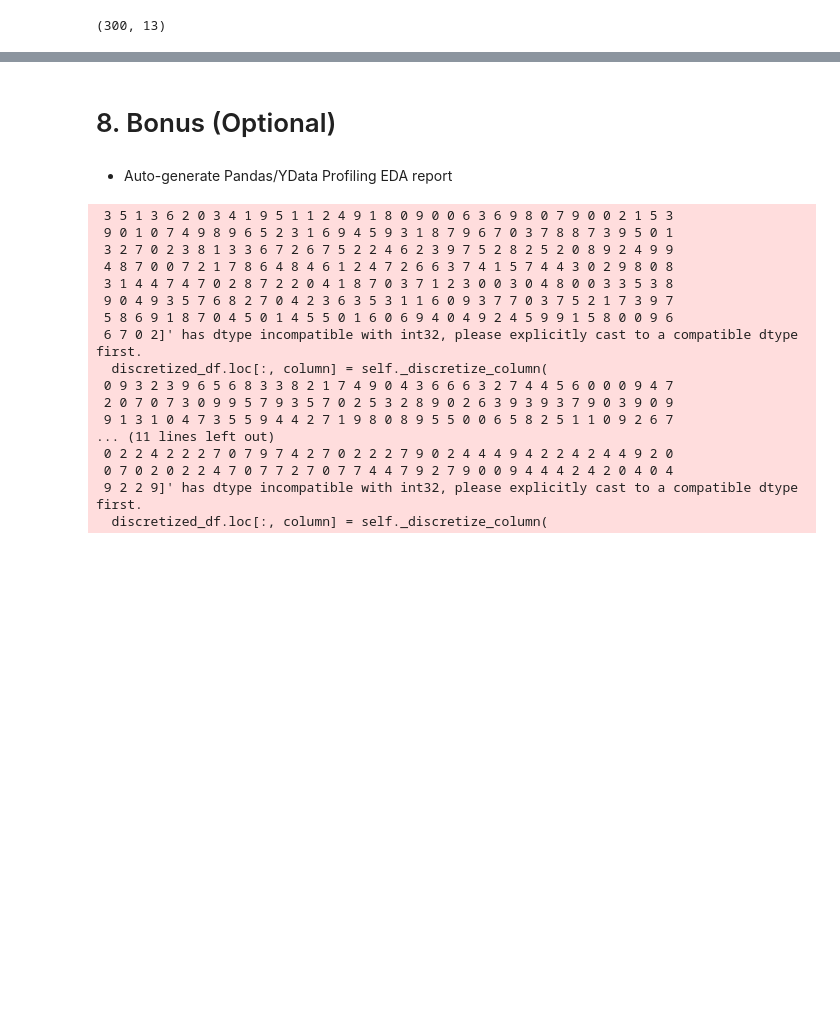
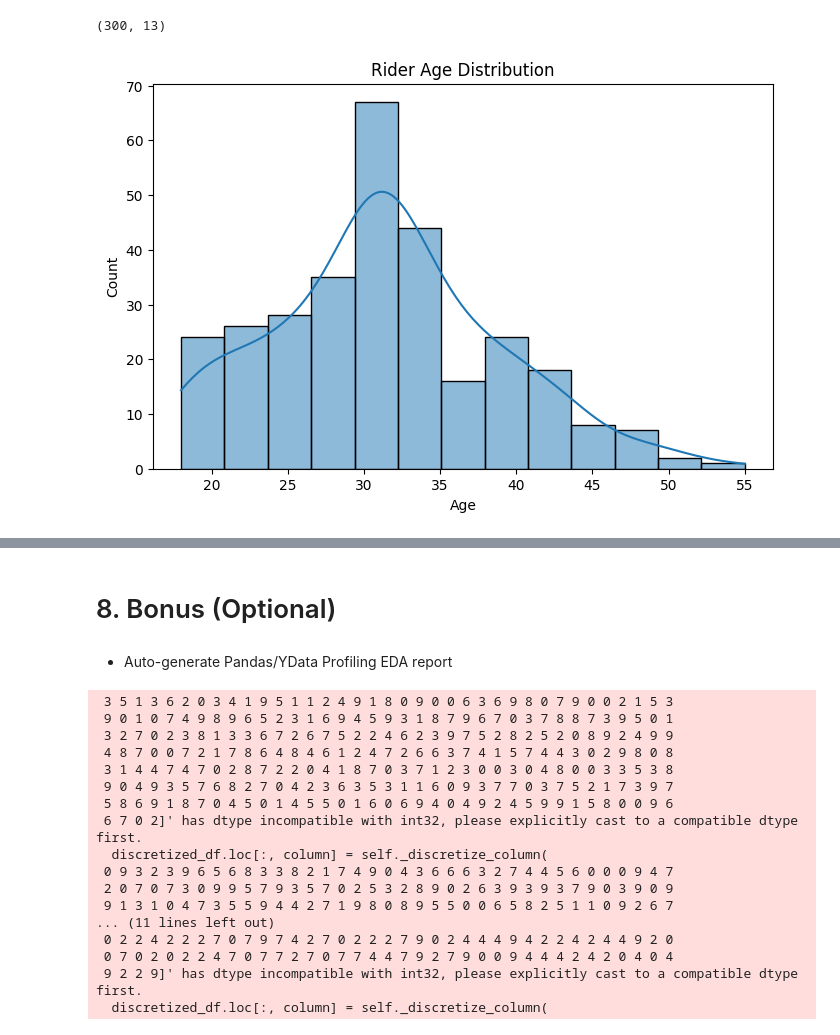
Before and after one commit to parthpbhagat/practical-exam-data-preprocessing, a Jupyter notebook: final_pr2.ipynb, the cells around one changed output, grey strips where cells are left out. Drawn from its saved outputs; the diff is of its cells as text; code cells hidden in the pictures; blank space fills up the shorter version.

```diff
--- a/final_pr2.ipynb
+++ b/final_pr2.ipynb
@@ -494,3 +494,13 @@ final_dataset.describe()
 final_dataset.shape
 # %% [output]
 (300, 13)
+# %%
+
+plt.figure(figsize=(8, 5))
+sns.histplot(final_dataset['age'], kde=True)
+plt.title('Rider Age Distribution')
+plt.xlabel('Age')
+plt.ylabel('Count')
+plt.show()
+# %% [output]
+[figure, added]
```
Also changed, not shown: parts of 3 cells of this notebook, 1 other file.
